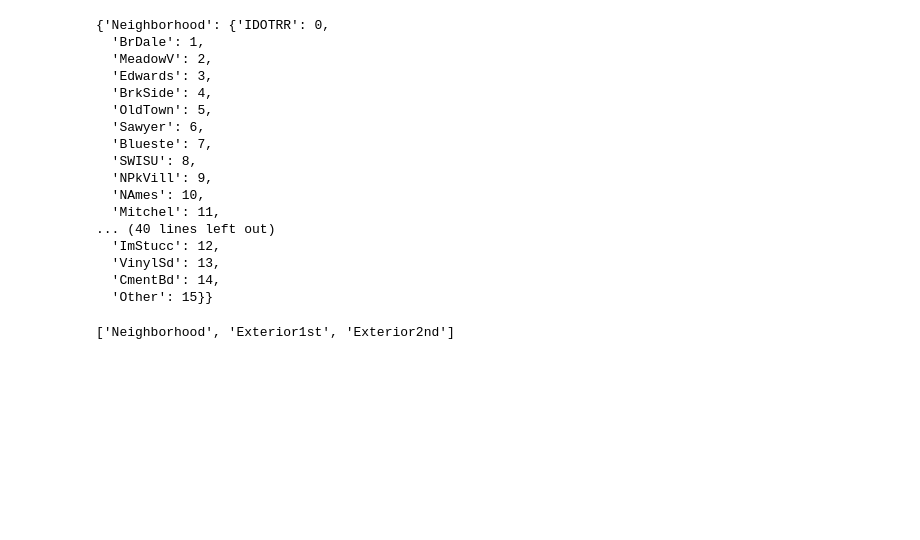
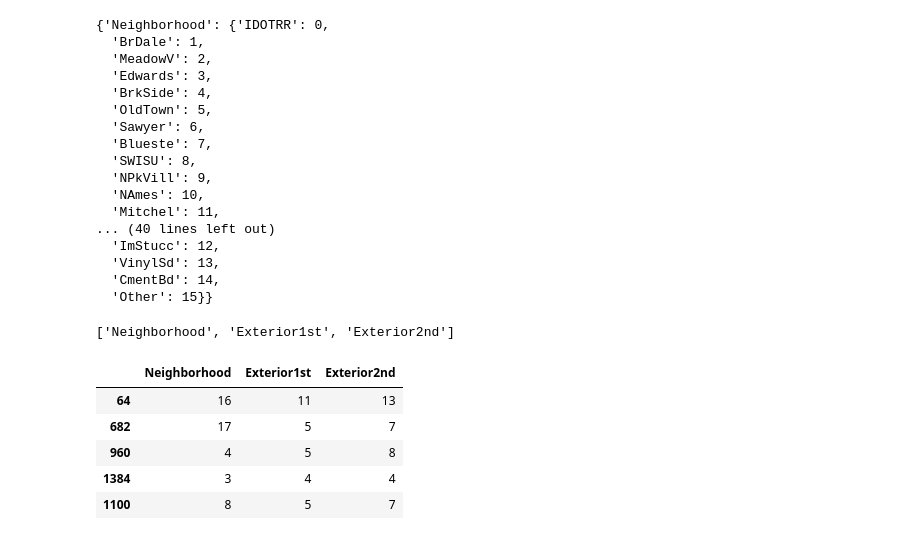
Before and after one commit to KarthikKothareddy/FeatureEngineering, a Jupyter notebook: categorical_variable_encoding.ipynb, the cells around one changed output. Saved outputs shown, nothing was run; the diff lists cells and outputs as text; code cells hidden in the pictures; blank space fills up the shorter version.

```diff
--- a/categorical_variable_encoding.ipynb
+++ b/categorical_variable_encoding.ipynb
@@ -1076,3 +1076,12 @@ ordinal_encoder.variables
 # %%
 # now lets apply transformation
 x_train = ordinal_encoder.transform(x_train)
+x_test = ordinal_encoder.transform(x_test)
+x_train.head()
+# %% [output]
+|  | Neighborhood | Exterior1st | Exterior2nd |
+| 64 | 16 | 11 | 13 |
+| 682 | 17 | 5 | 7 |
+| 960 | 4 | 5 | 8 |
+| 1384 | 3 | 4 | 4 |
+| 1100 | 8 | 5 | 7 |
```
Also changed, not shown: parts of 3 cells of this notebook, 1 other file.
